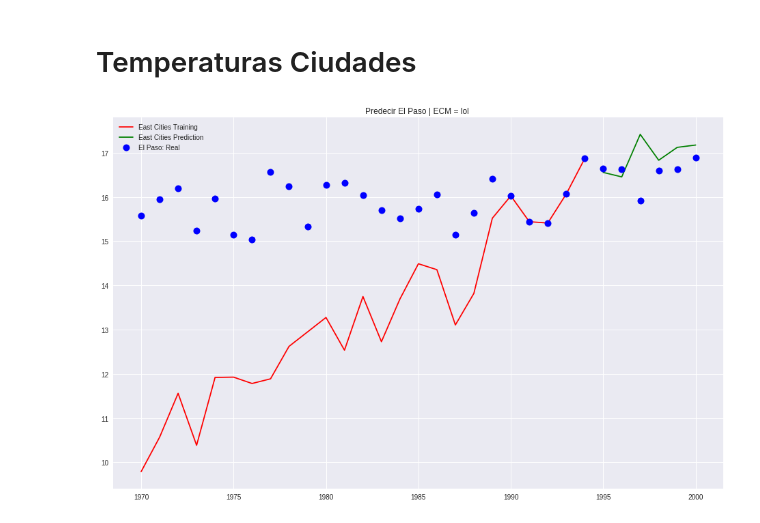
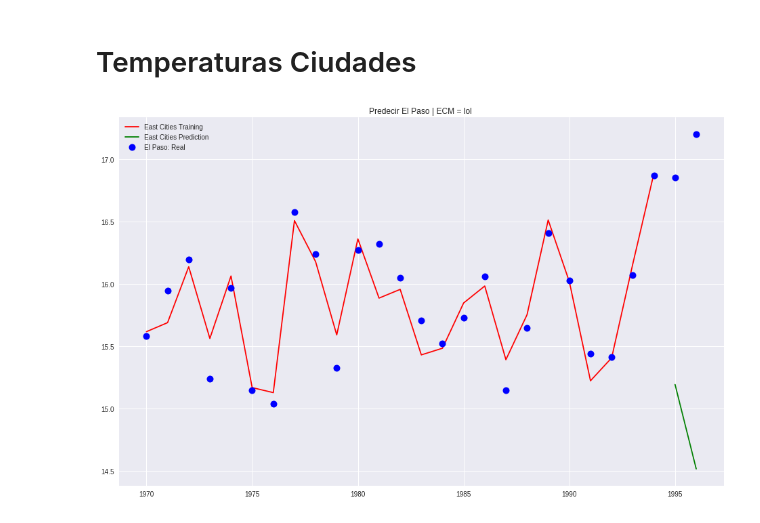
Before and after one commit to smcsicardi/metnum-tp3, a Jupyter notebook: temperaturas ciudades.ipynb, the cells around one changed output. Cells and saved outputs as stored; diff of their text form; code cells hidden in the pictures.

Commit message:
correciones y algun grafico en ciudades

```diff
--- a/temperaturas ciudades.ipynb
+++ b/temperaturas ciudades.ipynb
@@ -127,48 +153,25 @@ groupByCitiesE = dfEast.groupby('city')
 #Para cada e in CitiesE, calcular(e, CitiesW)
 listCitiesWest = list(set(dfWest['city']))
 listCitiesEast = list(set(dfEast['city']))
-listXs = ['avg', 'altitude']
+listXs = ['avg','altitude','year']
 dfW = generarDFXS(dfWest, listXs)
 dfE = generarDFXS(dfEast, listXs)
-# %%
-#TEST tomo listCitiesWest[0] e intento predecirlo contra todo listCitiesEast
-
-#TRAINING
-dfCityT = groupByCitiesW.get_group(listCitiesWest[0])
-dfeT = dfE.copy(deep=True)
-#me quedo con los df de la fecha que necesito
-dfCityT = dataFrameEnFecha(dfCityT, 1970, 25)
-dfeT = dataFrameEnFecha(dfeT, 1970, 25)
-fechasT = list(dfeT['year'])
-
-#Con esto genero una lista con los x para pasarle a cml
-xsT = dfeT.values.tolist()
-ysT = list(dfCityT['avg'])
-funcion = lambda xs: [xs[i] for i in range(len(xs))] + [1]
-
-funCML = cml(funcion, xs, ys)
-resXST = [funCML(x) for x in xsT]
-
-#PREDICTION
-dfCityP = groupByCitiesW.get_group(listCitiesWest[0])
-dfeP = dfE.copy(deep=True)
-#me quedo con los df de la fecha que necesito
-dfCityP = dataFrameEnFecha(dfCityP, 1995, 6)
-dfeP = dataFrameEnFecha(dfeP, 1995, 6)
-fechasP = list(dfeP['year'])
-
-xsP = dfeP.values.tolist()
-ysP = list(dfCityP['avg'])
-resXSP = [funCML(x) for x in xsP]
-
-
-plt.plot(fechasT, resXST, 'r', label='East Cities Training', color='red')
-plt.plot(fechasP, resXSP, 'r', label='East Cities Prediction', color='green')
-
-plt.plot(fechasT+fechasP, ysT+ysP, 'o', label=listCitiesWest[0]+': Real', markersize=10, color='blue')
-
-plt.title('{} | ECM = {} '.format("Predecir "+ listCitiesWest[0], 'lol') )
-plt.legend()
-plt.show()
-# %% [output]
-[figure, removed]
+# %%
+#TEST: tomo la ciudad idxCity del lado oeste e intento predecirla con todas las del este
+idxCity = 10
+
+dfCity = groupByCitiesW.get_group(listCitiesWest[idxCity])
+dfe = dfE.copy(deep=True)
+
+fechasT, xsT, ysT, resXST, fechasP, xsP, ysP, resXSP = resolver(dfCity, dfe, 1970, 25, 1995, 2)
+
+plt.plot(fechasT, resXST, 'r', label='East Cities Training', color='red')
+plt.plot(fechasP, resXSP, 'r', label='East Cities Prediction', color='green')
+
+plt.plot(fechasT+fechasP, ysT+ysP, 'o', label=listCitiesWest[idxCity]+': Real', markersize=10, color='blue')
+
+plt.title('{} | ECM = {} '.format("Predecir "+ listCitiesWest[idxCity], 'lol') )
+plt.legend()
+plt.show()
+# %% [output]
+[figure, added]
```
Also changed, not shown: parts of 3 cells of this notebook.
